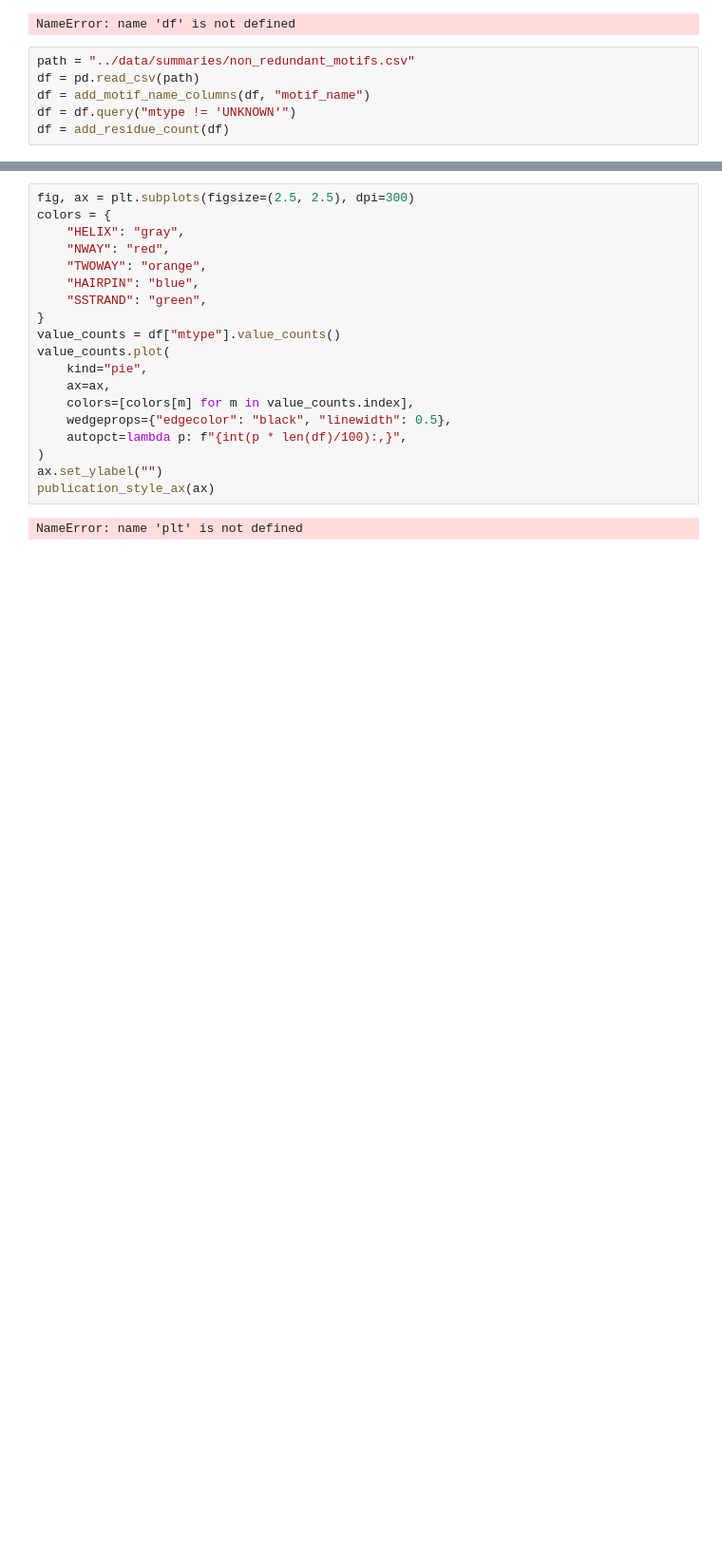
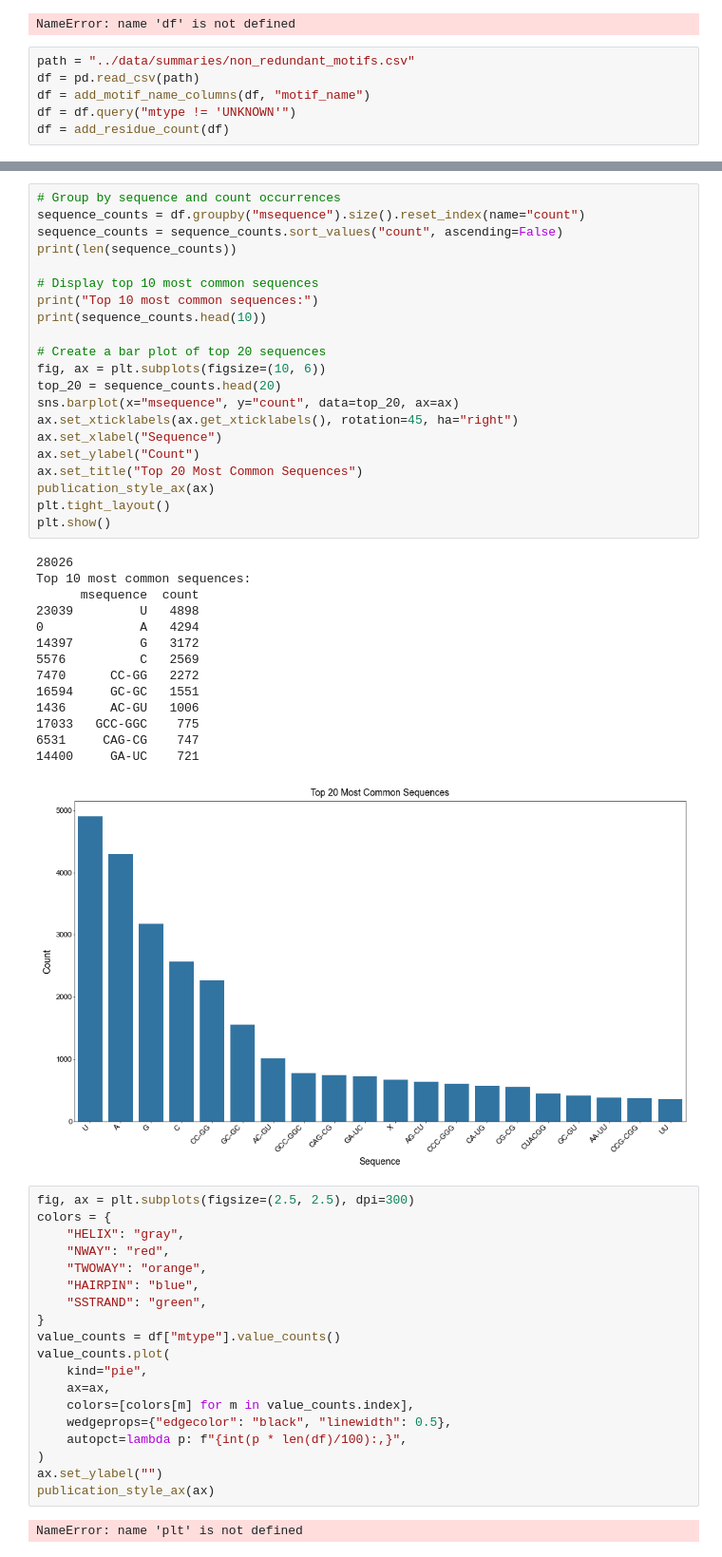
Before and after one commit to YesselmanLab/rna_motif_library, a Jupyter notebook: notebooks/non_redundant_motifs.ipynb, the cells around one changed output, grey strips where cells are left out. Shown: that part at 95% size. Saved outputs shown, nothing was run; the diff lists cells and outputs as text; blank space fills up the shorter version.

```diff
--- a/notebooks/non_redundant_motifs.ipynb
+++ b/notebooks/non_redundant_motifs.ipynb
@@ -139,3 +123,39 @@ df
+# %%
+# Group by sequence and count occurrences
+sequence_counts = df.groupby("msequence").size().reset_index(name="count")
+sequence_counts = sequence_counts.sort_values("count", ascending=False)
+print(len(sequence_counts))
+
+# Display top 10 most common sequences
+print("Top 10 most common sequences:")
+print(sequence_counts.head(10))
+
+# Create a bar plot of top 20 sequences
+fig, ax = plt.subplots(figsize=(10, 6))
+top_20 = sequence_counts.head(20)
+sns.barplot(x="msequence", y="count", data=top_20, ax=ax)
+ax.set_xticklabels(ax.get_xticklabels(), rotation=45, ha="right")
+ax.set_xlabel("Sequence")
+ax.set_ylabel("Count")
+ax.set_title("Top 20 Most Common Sequences")
+publication_style_ax(ax)
+plt.tight_layout()
+plt.show()
+# %% [output]
+28026
+Top 10 most common sequences:
+      msequence  count
+23039         U   4898
+0             A   4294
+14397         G   3172
+5576          C   2569
+7470      CC-GG   2272
+16594     GC-GC   1551
+1436      AC-GU   1006
+17033   GCC-GGC    775
+6531     CAG-CG    747
+14400     GA-UC    721
+[figure, added]
 # %%
 fig, ax = plt.subplots(figsize=(2.5, 2.5), dpi=300)
 colors = {
```
Also changed, not shown: parts of 1 cell of this notebook, 8 other files.
